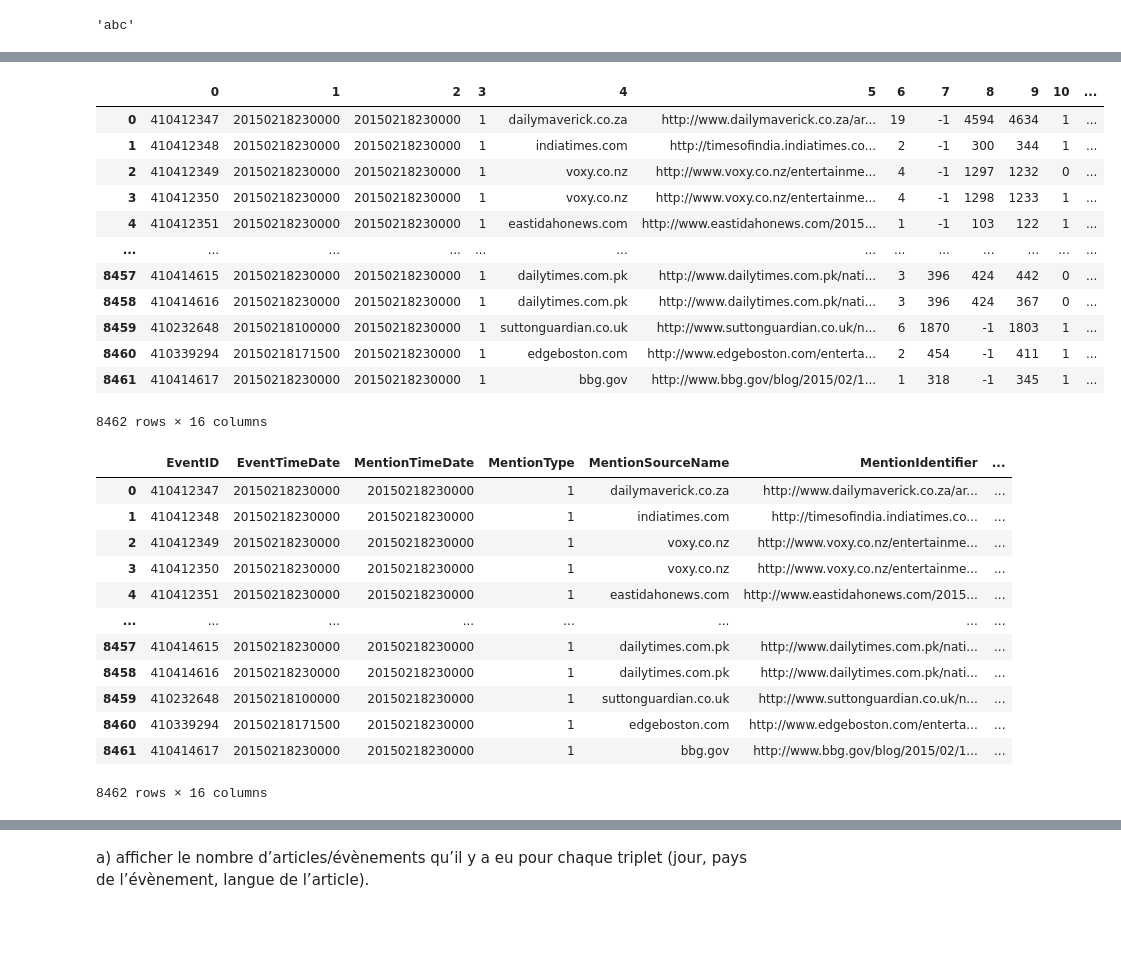
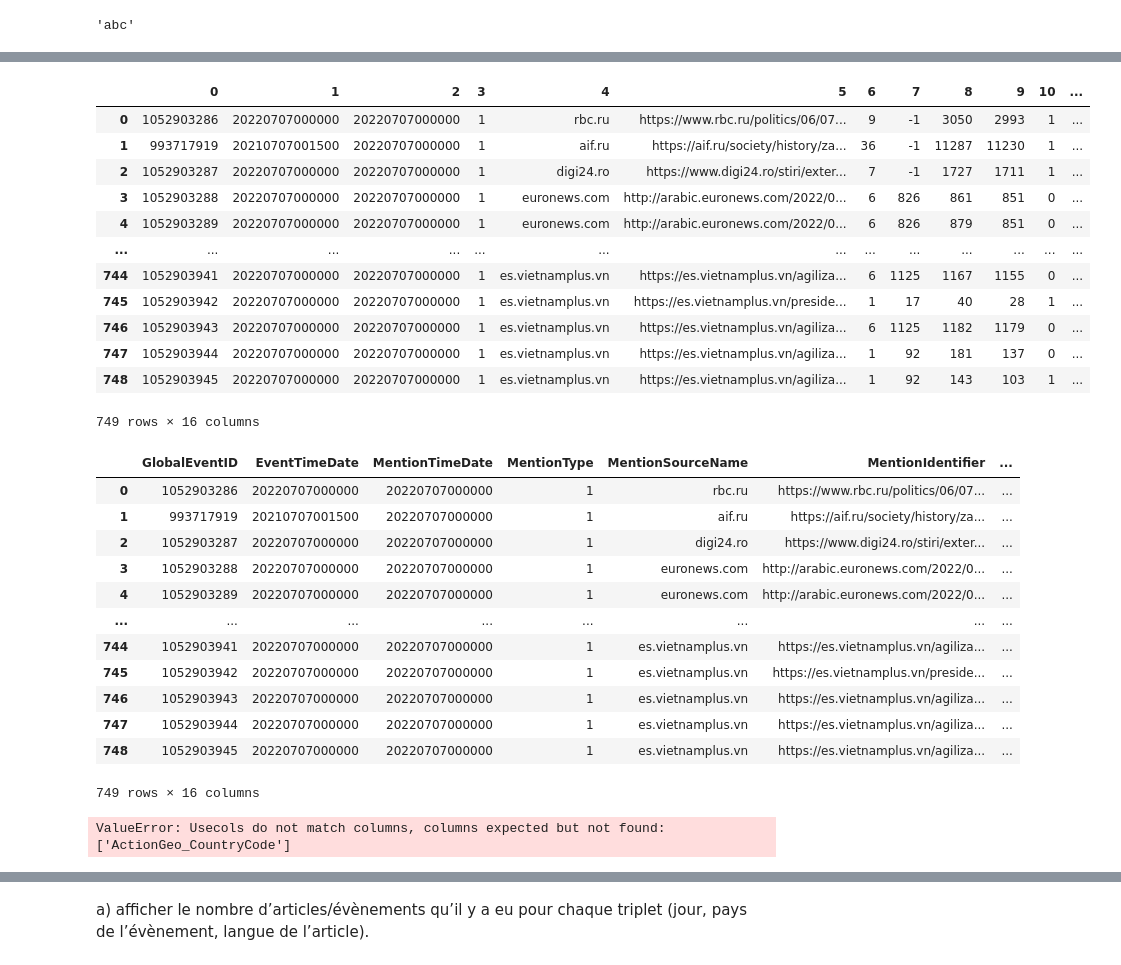
Before and after one commit to dodofit/NoSQL_project_GDELT, a Jupyter notebook: explo/flo/explo.ipynb, the cells around one changed output, grey strips where cells are left out. Drawn from its saved outputs; the diff is of its cells as text; code cells hidden in the pictures; blank space fills up the shorter version.

```diff
--- a/explo/flo/explo.ipynb
+++ b/explo/flo/explo.ipynb
@@ -55,20 +54,20 @@ events
 # %%
-mentions = pd.read_csv("../../data/20150218230000.mentions.CSV", delimiter="\t", header=None)
+mentions = pd.read_csv("../../data/raw/20220707000000.translation.mentions.csv", delimiter="\t", header=None)
 mentions
 # %% [output]
 |  | 0 | 1 | 2 | 3 | 4 | 5 | 6 | 7 | 8 | 9 | 10 | ... |
-| 0 | 410412347 | 20150218230000 | 20150218230000 | 1 | dailymaverick.co.za | http://www.dailymaverick.co.za/ar... | 19 | -1 | 4594 | 4634 | 1 | ... |
-| 1 | 410412348 | 20150218230000 | 20150218230000 | 1 | indiatimes.com | http://timesofindia.indiatimes.co... | 2 | -1 | 300 | 344 | 1 | ... |
-| 2 | 410412349 | 20150218230000 | 20150218230000 | 1 | voxy.co.nz | http://www.voxy.co.nz/entertainme... | 4 | -1 | 1297 | 1232 | 0 | ... |
-| 3 | 410412350 | 20150218230000 | 20150218230000 | 1 | voxy.co.nz | http://www.voxy.co.nz/entertainme... | 4 | -1 | 1298 | 1233 | 1 | ... |
-| 4 | 410412351 | 20150218230000 | 20150218230000 | 1 | eastidahonews.com | http://www.eastidahonews.com/2015... | 1 | -1 | 103 | 122 | 1 | ... |
+| 0 | 1052903286 | 20220707000000 | 20220707000000 | 1 | rbc.ru | https://www.rbc.ru/politics/06/07... | 9 | -1 | 3050 | 2993 | 1 | ... |
+| 1 | 993717919 | 20210707001500 | 20220707000000 | 1 | aif.ru | https://aif.ru/society/history/za... | 36 | -1 | 11287 | 11230 | 1 | ... |
+| 2 | 1052903287 | 20220707000000 | 20220707000000 | 1 | digi24.ro | https://www.digi24.ro/stiri/exter... | 7 | -1 | 1727 | 1711 | 1 | ... |
+| 3 | 1052903288 | 20220707000000 | 20220707000000 | 1 | euronews.com | http://arabic.euronews.com/2022/0... | 6 | 826 | 861 | 851 | 0 | ... |
+| 4 | 1052903289 | 20220707000000 | 20220707000000 | 1 | euronews.com | http://arabic.euronews.com/2022/0... | 6 | 826 | 879 | 851 | 0 | ... |
 | ... | ... | ... | ... | ... | ... | ... | ... | ... | ... | ... | ... | ... |
-| 8457 | 410414615 | 20150218230000 | 20150218230000 | 1 | dailytimes.com.pk | http://www.dailytimes.com.pk/nati... | 3 | 396 | 424 | 442 | 0 | ... |
-| 8458 | 410414616 | 20150218230000 | 20150218230000 | 1 | dailytimes.com.pk | http://www.dailytimes.com.pk/nati... | 3 | 396 | 424 | 367 | 0 | ... |
-| 8459 | 410232648 | 20150218100000 | 20150218230000 | 1 | suttonguardian.co.uk | http://www.suttonguardian.co.uk/n... | 6 | 1870 | -1 | 1803 | 1 | ... |
-| 8460 | 410339294 | 20150218171500 | 20150218230000 | 1 | edgeboston.com | http://www.edgeboston.com/enterta... | 2 | 454 | -1 | 411 | 1 | ... |
-| 8461 | 410414617 | 20150218230000 | 20150218230000 | 1 | bbg.gov | http://www.bbg.gov/blog/2015/02/1... | 1 | 318 | -1 | 345 | 1 | ... |
+| 744 | 1052903941 | 20220707000000 | 20220707000000 | 1 | es.vietnamplus.vn | https://es.vietnamplus.vn/agiliza... | 6 | 1125 | 1167 | 1155 | 0 | ... |
+| 745 | 1052903942 | 20220707000000 | 20220707000000 | 1 | es.vietnamplus.vn | https://es.vietnamplus.vn/preside... | 1 | 17 | 40 | 28 | 1 | ... |
+| 746 | 1052903943 | 20220707000000 | 20220707000000 | 1 | es.vietnamplus.vn | https://es.vietnamplus.vn/agiliza... | 6 | 1125 | 1182 | 1179 | 0 | ... |
+| 747 | 1052903944 | 20220707000000 | 20220707000000 | 1 | es.vietnamplus.vn | https://es.vietnamplus.vn/agiliza... | 1 | 92 | 181 | 137 | 0 | ... |
+| 748 | 1052903945 | 20220707000000 | 20220707000000 | 1 | es.vietnamplus.vn | https://es.vietnamplus.vn/agiliza... | 1 | 92 | 143 | 103 | 1 | ... |
-8462 rows × 16 columns
+749 rows × 16 columns
 # %%
 header_mentions = ['GlobalEventID',
 'EventTimeDate',
@@ -90,16 +89,21 @@ header_mentions = ['GlobalEventID',
 mentions.columns = header_mentions
 mentions
 # %% [output]
-|  | EventID | EventTimeDate | MentionTimeDate | MentionType | MentionSourceName | MentionIdentifier | ... |
-| 0 | 410412347 | 20150218230000 | 20150218230000 | 1 | dailymaverick.co.za | http://www.dailymaverick.co.za/ar... | ... |
-| 1 | 410412348 | 20150218230000 | 20150218230000 | 1 | indiatimes.com | http://timesofindia.indiatimes.co... | ... |
-| 2 | 410412349 | 20150218230000 | 20150218230000 | 1 | voxy.co.nz | http://www.voxy.co.nz/entertainme... | ... |
-| 3 | 410412350 | 20150218230000 | 20150218230000 | 1 | voxy.co.nz | http://www.voxy.co.nz/entertainme... | ... |
-| 4 | 410412351 | 20150218230000 | 20150218230000 | 1 | eastidahonews.com | http://www.eastidahonews.com/2015... | ... |
+|  | GlobalEventID | EventTimeDate | MentionTimeDate | MentionType | MentionSourceName | MentionIdentifier | ... |
+| 0 | 1052903286 | 20220707000000 | 20220707000000 | 1 | rbc.ru | https://www.rbc.ru/politics/06/07... | ... |
+| 1 | 993717919 | 20210707001500 | 20220707000000 | 1 | aif.ru | https://aif.ru/society/history/za... | ... |
+| 2 | 1052903287 | 20220707000000 | 20220707000000 | 1 | digi24.ro | https://www.digi24.ro/stiri/exter... | ... |
+| 3 | 1052903288 | 20220707000000 | 20220707000000 | 1 | euronews.com | http://arabic.euronews.com/2022/0... | ... |
+| 4 | 1052903289 | 20220707000000 | 20220707000000 | 1 | euronews.com | http://arabic.euronews.com/2022/0... | ... |
 | ... | ... | ... | ... | ... | ... | ... | ... |
-| 8457 | 410414615 | 20150218230000 | 20150218230000 | 1 | dailytimes.com.pk | http://www.dailytimes.com.pk/nati... | ... |
-| 8458 | 410414616 | 20150218230000 | 20150218230000 | 1 | dailytimes.com.pk | http://www.dailytimes.com.pk/nati... | ... |
-| 8459 | 410232648 | 20150218100000 | 20150218230000 | 1 | suttonguardian.co.uk | http://www.suttonguardian.co.uk/n... | ... |
-| 8460 | 410339294 | 20150218171500 | 20150218230000 | 1 | edgeboston.com | http://www.edgeboston.com/enterta... | ... |
-| 8461 | 410414617 | 20150218230000 | 20150218230000 | 1 | bbg.gov | http://www.bbg.gov/blog/2015/02/1... | ... |
+| 744 | 1052903941 | 20220707000000 | 20220707000000 | 1 | es.vietnamplus.vn | https://es.vietnamplus.vn/agiliza... | ... |
+| 745 | 1052903942 | 20220707000000 | 20220707000000 | 1 | es.vietnamplus.vn | https://es.vietnamplus.vn/preside... | ... |
+| 746 | 1052903943 | 20220707000000 | 20220707000000 | 1 | es.vietnamplus.vn | https://es.vietnamplus.vn/agiliza... | ... |
+| 747 | 1052903944 | 20220707000000 | 20220707000000 | 1 | es.vietnamplus.vn | https://es.vietnamplus.vn/agiliza... | ... |
+| 748 | 1052903945 | 20220707000000 | 20220707000000 | 1 | es.vietnamplus.vn | https://es.vietnamplus.vn/agiliza... | ... |
-8462 rows × 16 columns
+749 rows × 16 columns
+# %%
+mentions = pd.read_csv("../../data/raw/20220707000000.mentions.csv", delimiter="\t", header=None, names=header_mentions, usecols=['ActionGeo_CountryCode']).squeeze()
+mentions
+# %% [output]
+ValueError: Usecols do not match columns, columns expected but not found: ['ActionGeo_CountryCode']
```
Also changed, not shown: parts of 5 cells of this notebook.
